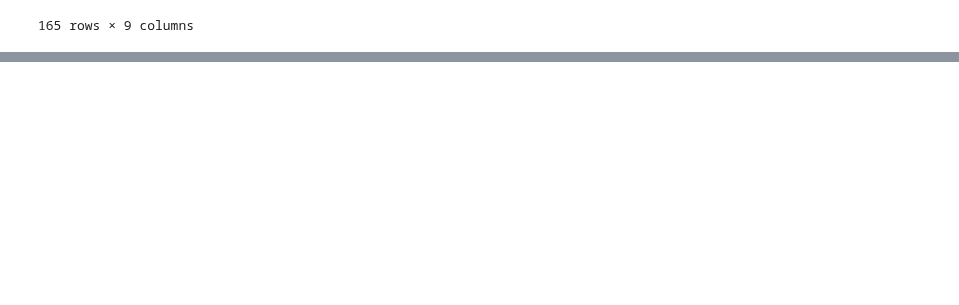
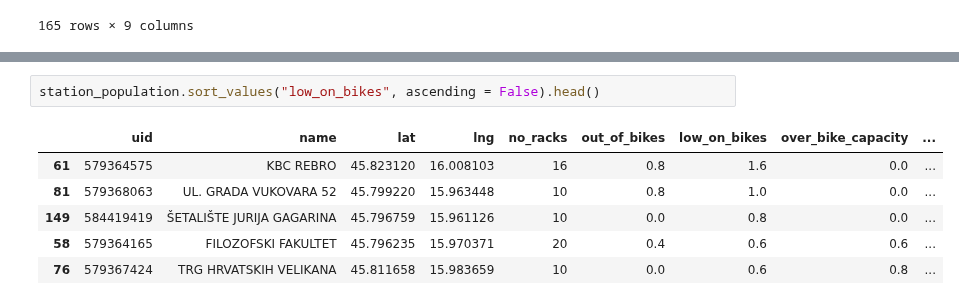
Before and after one commit to Mkranj/BajsBoard, a Jupyter notebook: notebooks/analyse_stations.ipynb, the cells around one changed output, grey strips where cells are left out. Drawn from its saved outputs; the diff is of its cells as text; blank space fills up the shorter version.

```diff
--- a/notebooks/analyse_stations.ipynb
+++ b/notebooks/analyse_stations.ipynb
@@ -737,0 +759,9 @@ station_population.sort_values("greatly_over_bike_capacity", ascending = False).
+# %%
+station_population.sort_values("low_on_bikes", ascending = False).head()
+# %% [output]
+|  | uid | name | lat | lng | no_racks | out_of_bikes | low_on_bikes | over_bike_capacity | ... |
+| 61 | 579364575 | KBC REBRO | 45.823120 | 16.008103 | 16 | 0.8 | 1.6 | 0.0 | ... |
+| 81 | 579368063 | UL. GRADA VUKOVARA 52 | 45.799220 | 15.963448 | 10 | 0.8 | 1.0 | 0.0 | ... |
+| 149 | 584419419 | ŠETALIŠTE JURIJA GAGARINA | 45.796759 | 15.961126 | 10 | 0.0 | 0.8 | 0.0 | ... |
+| 58 | 579364165 | FILOZOFSKI FAKULTET | 45.796235 | 15.970371 | 20 | 0.4 | 0.6 | 0.6 | ... |
+| 76 | 579367424 | TRG HRVATSKIH VELIKANA | 45.811658 | 15.983659 | 10 | 0.0 | 0.6 | 0.8 | ... |
```
Also changed, not shown: parts of 7 cells of this notebook, 2 other files.
